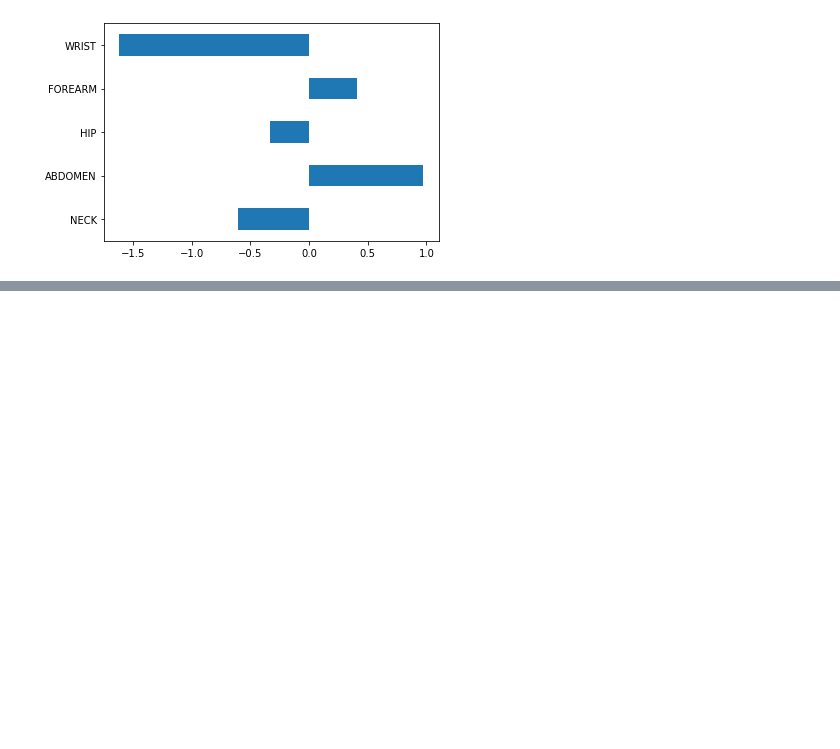
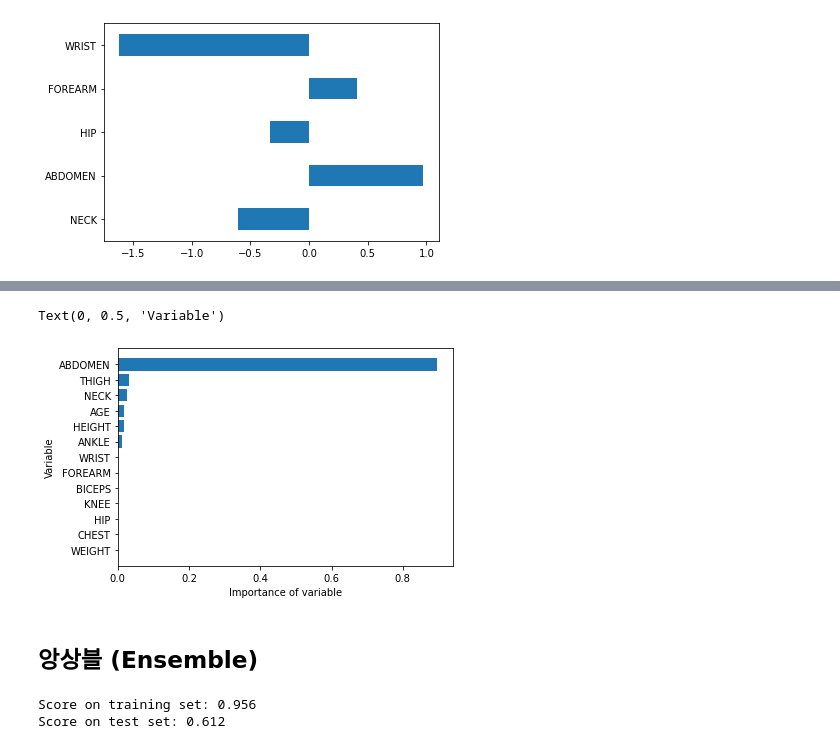
Before and after one commit to juno1028/Postech_Academy, a Jupyter notebook: Practice/Day11(20.11.17.).ipynb, the cells around one changed output, grey strips where cells are left out. Cells and saved outputs as stored; diff of their text form; code cells hidden in the pictures; blank space fills up the shorter version.

```diff
--- a/Practice/Day11(20.11.17.).ipynb
+++ b/Practice/Day11(20.11.17.).ipynb
@@ -296,0 +472,8 @@ Warnings:
+# %%
+v_feature_name = df_train_x.columns
+tree_graph = DecisionTreeRegressor(random_state=1234, min_samples_leaf=8, min_samples_split=20, max_depth=2)
+tree_graph.fit(df_train_x, df_train_y)
+export_graphviz(tree_graph, out_file="tree_split.dot", feature_names=v_feature_name, impurity=True, filled = True)
+with open("tree_split.dot") as f:
+    dot_graph = f.read()
+display(graphviz.Source(dot_graph))
@@ -296,0 +482,8 @@ Warnings:
+# %%
+v_feature_name = df_train_x.columns
+tree_graph = DecisionTreeRegressor(random_state=1234, min_samples_leaf=8, min_samples_split=20, max_depth=4)
+tree_graph.fit(df_train_x, df_train_y)
+export_graphviz(tree_graph, out_file="tree_split.dot", feature_names=v_feature_name, impurity=True, filled = True)
+with open("tree_split.dot") as f:
+    dot_graph = f.read()
+display(graphviz.Source(dot_graph))
@@ -296,0 +492,6 @@ Warnings:
+# %%
+tree_final = DecisionTreeRegressor(random_state=1234, min_samples_leaf=8, min_samples_split=20, max_depth=4)
+tree_final.fit(df_train_x, df_train_y)
+
+print("Score on training set: {:.3f}".format(tree_final.score(df_train_x, df_train_y)))
+print("Score on test set: {:.3f}".format(tree_final.score(df_test_x, df_test_y)))
@@ -296,0 +501,7 @@ Warnings:
+# %%
+df_importance = pd.DataFrame()
+df_importance['Feature'] = v_feature_name
+df_importance['Importance'] = tree_final.feature_importances_
+
+df_importance.sort_values("Importance", ascending=False, inplace=True)
+df_importance.round(3)
@@ -296,0 +523,12 @@ Warnings:
+# %%
+df_importance.sort_values("Importance", ascending=True, inplace=True)
+coordinates = range(len(df_importance))
+plt.barh(y=coordinates, width = df_importance["Importance"])
+plt.yticks(coordinates, df_importance["Feature"])
+plt.xlabel("Importance of variable")
+plt.ylabel("Variable")
+# %% [output]
+Text(0, 0.5, 'Variable')
+[figure, added]
+# %% [markdown]
+## 앙상블 (Ensemble)
@@ -296,0 +537,9 @@ Warnings:
+# %%
+rf_uncustomized = RandomForestRegressor(random_state=1234)
+rf_uncustomized.fit(df_train_x, df_train_y)
+
+print("Score on training set: {:.3f}".format(rf_uncustomized.score(df_train_x, df_train_y)))
+print("Score on test set: {:.3f}".format(rf_uncustomized.score(df_test_x, df_test_y)))
+# %% [output]
+Score on training set: 0.956
+Score on test set: 0.612
```
Also changed, not shown: parts of 53 cells of this notebook, 9 other files.
